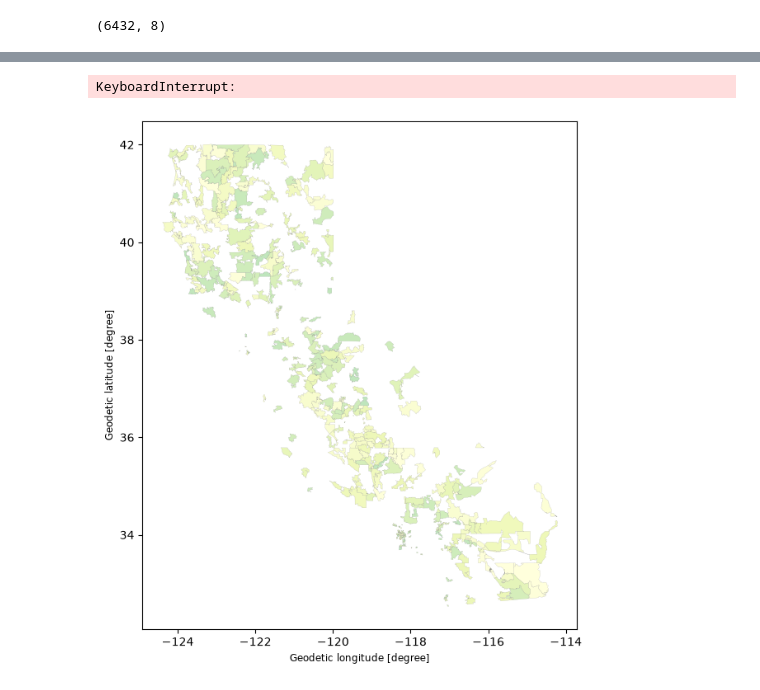
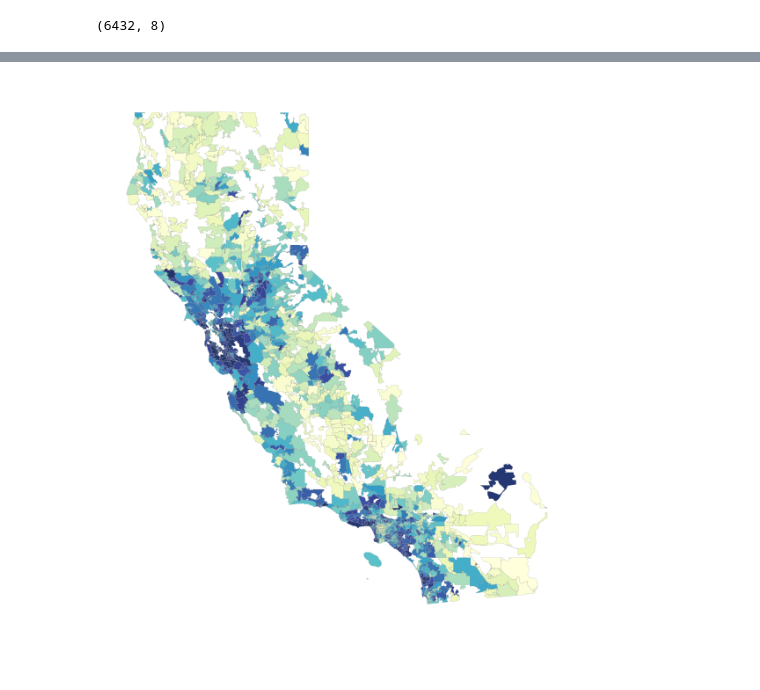
Before and after one commit to maya-schroder/SchroderSwireYangThieu, a Jupyter notebook: scripts/ACS_Import_Clean.ipynb, the cells around one changed output, grey strips where cells are left out. Cells and saved outputs as stored; diff of their text form; code cells hidden in the pictures.

Commit message:
Maya class updates, mostly shapefiles with Census

```diff
--- a/scripts/ACS_Import_Clean.ipynb
+++ b/scripts/ACS_Import_Clean.ipynb
@@ -120,15 +117,17 @@ ca_shapefile.head()
 # %%
 ca_shapefile_2021 = ca_shapefile.loc[ca_shapefile['year'] == 2021]
 # %%
-ca_shapefile_2021.plot(
+p = ca_shapefile_2021.plot(
     column='B19013_001E',
     figsize=(10, 8),
     cmap='YlGnBu',
-    legend=True,
     alpha=0.9,
     edgecolor='grey',
     linewidth=0.1
 )
+
+p.set_axis_off()
+
+plt.show()
 # %% [output]
-KeyboardInterrupt:
-[figure, old version]
+[figure, new version]
```
Also changed, not shown: parts of 1 cell of this notebook, 2 other files.
